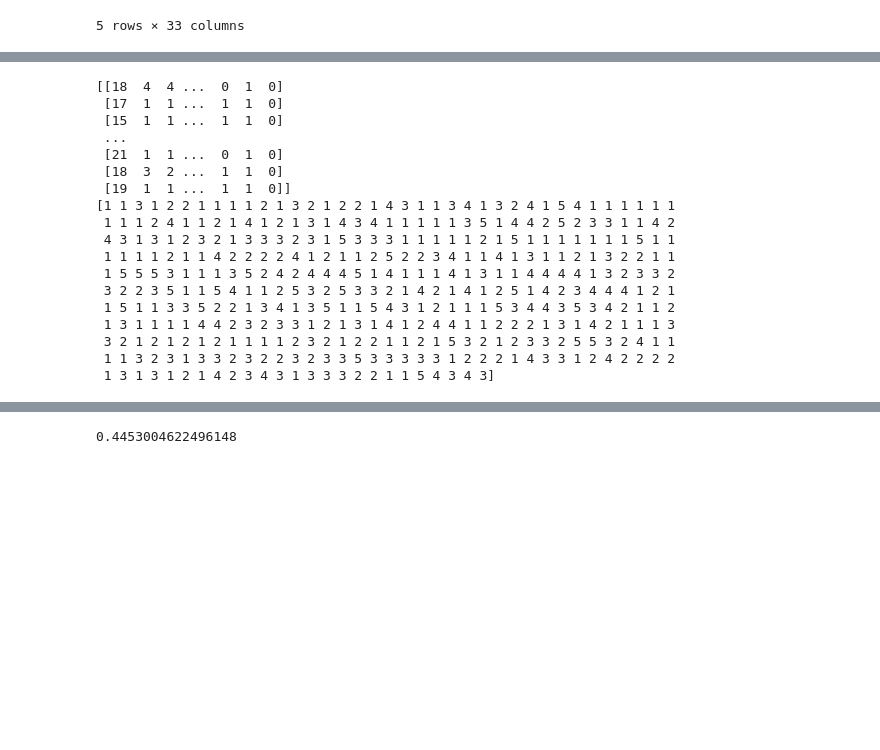
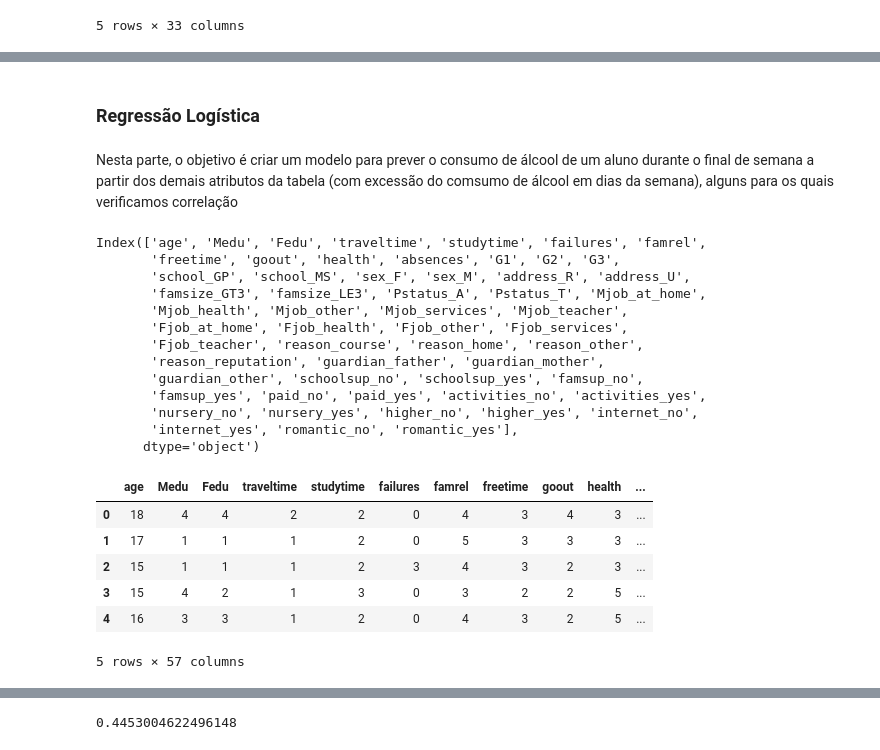
Before and after one commit to ferprr/data-science-project, a Jupyter notebook: notebooks/logistic_regression.ipynb, the cells around one changed output, grey strips where cells are left out. Saved outputs shown, nothing was run; the diff lists cells and outputs as text; code cells hidden in the pictures; blank space fills up the shorter version.

Commit message:
Explicação regressão logística

```diff
--- a/notebooks/logistic_regression.ipynb
+++ b/notebooks/logistic_regression.ipynb
@@ -27,33 +38,42 @@ students_math.head()
+# %% [markdown]
+### Regressão Logística
+# %% [markdown]
+Nesta parte, o objetivo é criar um modelo para prever o consumo de álcool de um aluno durante o final de semana a partir dos demais atributos da tabela (com excessão do comsumo de álcool em dias da semana), alguns para os quais verificamos correlação
 # %%
 # Vamos usar o conjunto dos alunos de matematica como os dados de treino para o modelo
+
+# Primeiramente executamos one hot encoding para os atributos categoricos com entragas em texto
 students_math = pd.get_dummies(students_math)
 
-y = students_math[['Walc']].to_numpy()
-y = y.reshape(y.shape[0],)
+y_treino = students_math[['Walc']].to_numpy()
+y_treino = y_treino.reshape(y_treino.shape[0],)
 
+#
 students_math = students_math.drop(columns=['Dalc', 'Walc'])
 
-X = students_math.to_numpy()
+X_treino = students_math.to_numpy()
 
-print(X)
-print(y)
+print(students_math.columns)
+students_math.head()
 # %% [output]
-[[18  4  4 ...  0  1  0]
- [17  1  1 ...  1  1  0]
- [15  1  1 ...  1  1  0]
- ...
- [21  1  1 ...  0  1  0]
- [18  3  2 ...  1  1  0]
- [19  1  1 ...  1  1  0]]
-[1 1 3 1 2 2 1 1 1 1 2 1 3 2 1 2 2 1 4 3 1 1 3 4 1 3 2 4 1 5 4 1 1 1 1 1 1
- 1 1 1 2 4 1 1 2 1 4 1 2 1 3 1 4 3 4 1 1 1 1 1 3 5 1 4 4 2 5 2 3 3 1 1 4 2
- 4 3 1 3 1 2 3 2 1 3 3 3 2 3 1 5 3 3 3 1 1 1 1 1 2 1 5 1 1 1 1 1 1 1 5 1 1
- 1 1 1 1 2 1 1 4 2 2 2 2 4 1 2 1 1 2 5 2 2 3 4 1 1 4 1 3 1 1 2 1 3 2 2 1 1
- 1 5 5 5 3 1 1 1 3 5 2 4 2 4 4 4 5 1 4 1 1 1 4 1 3 1 1 4 4 4 4 1 3 2 3 3 2
- 3 2 2 3 5 1 1 5 4 1 1 2 5 3 2 5 3 3 2 1 4 2 1 4 1 2 5 1 4 2 3 4 4 4 1 2 1
- 1 5 1 1 3 3 5 2 2 1 3 4 1 3 5 1 1 5 4 3 1 2 1 1 1 5 3 4 4 3 5 3 4 2 1 1 2
- 1 3 1 1 1 1 4 4 2 3 2 3 3 1 2 1 3 1 4 1 2 4 4 1 1 2 2 2 1 3 1 4 2 1 1 1 3
- 3 2 1 2 1 2 1 2 1 1 1 1 2 3 2 1 2 2 1 1 2 1 5 3 2 1 2 3 3 2 5 5 3 2 4 1 1
- 1 1 3 2 3 1 3 3 2 3 2 2 3 2 3 3 5 3 3 3 3 3 1 2 2 2 1 4 3 3 1 2 4 2 2 2 2
- 1 3 1 3 1 2 1 4 2 3 4 3 1 3 3 3 2 2 1 1 5 4 3 4 3]
+Index(['age', 'Medu', 'Fedu', 'traveltime', 'studytime', 'failures', 'famrel',
+       'freetime', 'goout', 'health', 'absences', 'G1', 'G2', 'G3',
+       'school_GP', 'school_MS', 'sex_F', 'sex_M', 'address_R', 'address_U',
+       'famsize_GT3', 'famsize_LE3', 'Pstatus_A', 'Pstatus_T', 'Mjob_at_home',
+       'Mjob_health', 'Mjob_other', 'Mjob_services', 'Mjob_teacher',
+       'Fjob_at_home', 'Fjob_health', 'Fjob_other', 'Fjob_services',
+       'Fjob_teacher', 'reason_course', 'reason_home', 'reason_other',
+       'reason_reputation', 'guardian_father', 'guardian_mother',
+       'guardian_other', 'schoolsup_no', 'schoolsup_yes', 'famsup_no',
+       'famsup_yes', 'paid_no', 'paid_yes', 'activities_no', 'activities_yes',
+       'nursery_no', 'nursery_yes', 'higher_no', 'higher_yes', 'internet_no',
+       'internet_yes', 'romantic_no', 'romantic_yes'],
+      dtype='object')
+|  | age | Medu | Fedu | traveltime | studytime | failures | famrel | freetime | goout | health | ... |
+| 0 | 18 | 4 | 4 | 2 | 2 | 0 | 4 | 3 | 4 | 3 | ... |
+| 1 | 17 | 1 | 1 | 1 | 2 | 0 | 5 | 3 | 3 | 3 | ... |
+| 2 | 15 | 1 | 1 | 1 | 2 | 3 | 4 | 3 | 2 | 3 | ... |
+| 3 | 15 | 4 | 2 | 1 | 3 | 0 | 3 | 2 | 2 | 5 | ... |
+| 4 | 16 | 3 | 3 | 1 | 2 | 0 | 4 | 3 | 2 | 5 | ... |
+5 rows × 57 columns
 # %%
```
Also changed, not shown: parts of 13 cells of this notebook.
